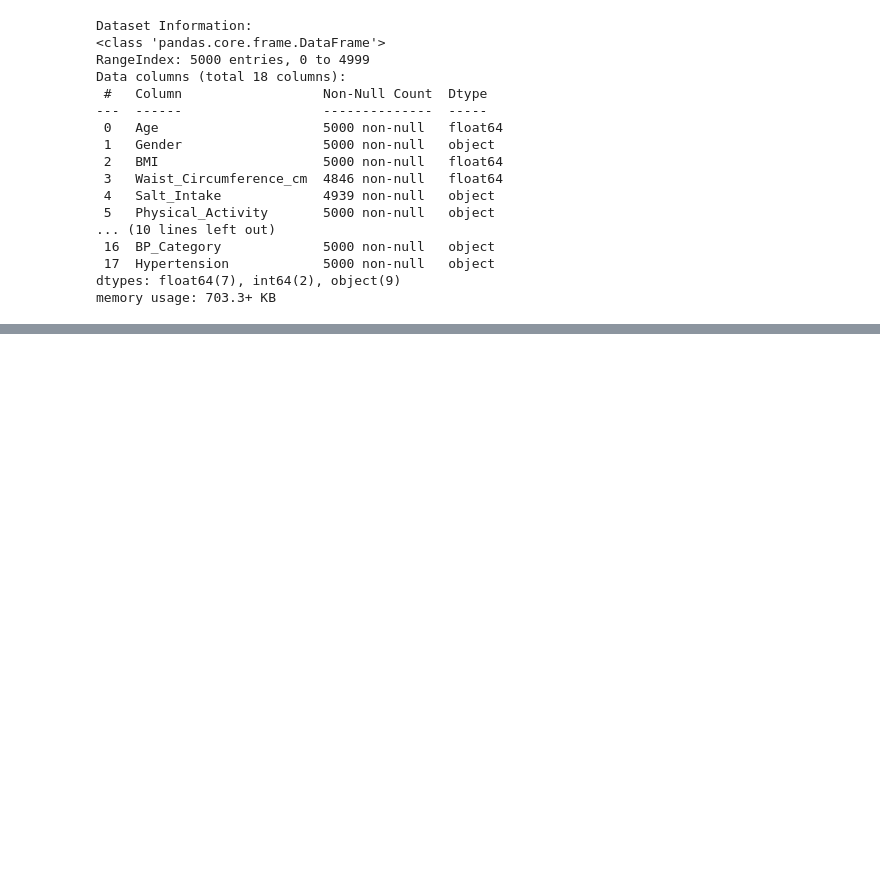
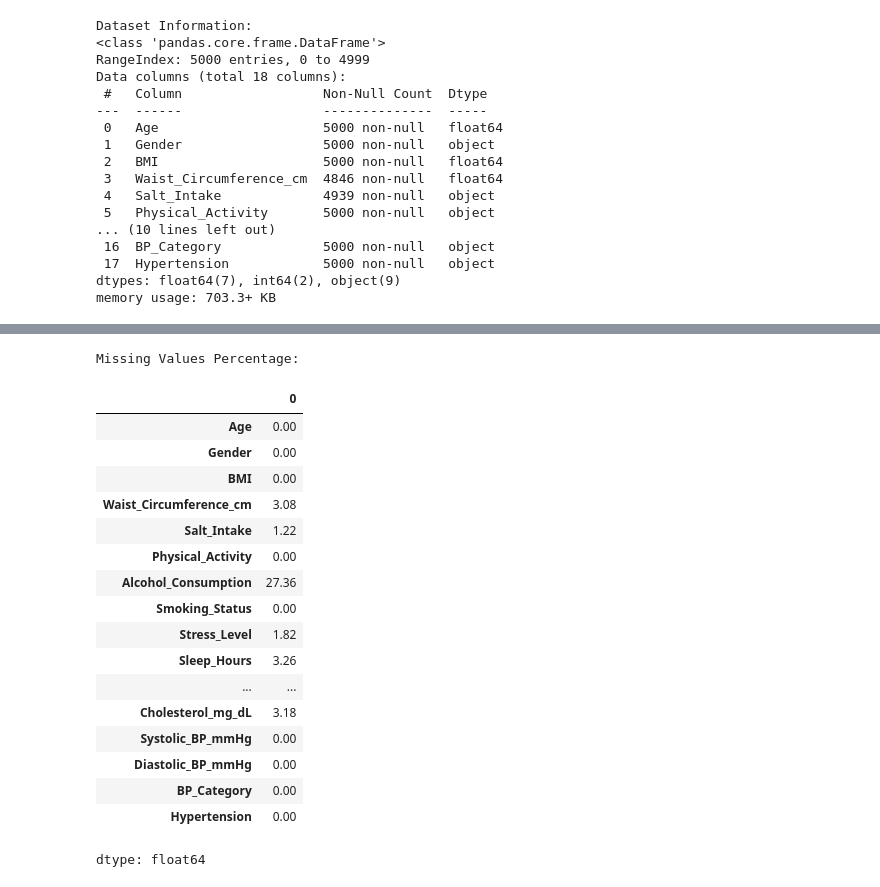
Before and after one commit to AlthafHussainFr/ProgData, a Jupyter notebook: Hypertension_Risk_Analysis.ipynb, the cells around one changed output, grey strips where cells are left out. Cells and saved outputs as stored; diff of their text form; code cells hidden in the pictures; blank space fills up the shorter version.

```diff
--- a/Hypertension_Risk_Analysis.ipynb
+++ b/Hypertension_Risk_Analysis.ipynb
@@ -109,0 +135,25 @@ Statistical Summary:
+# %%
+#Percentage
+
+print("\nMissing Values Percentage:")
+display((df.isnull().sum() / len(df) * 100).round(2))
+# %% [output]
+Missing Values Percentage:
+|  | 0 |
+| Age | 0.00 |
+| Gender | 0.00 |
+| BMI | 0.00 |
+| Waist_Circumference_cm | 3.08 |
+| Salt_Intake | 1.22 |
+| Physical_Activity | 0.00 |
+| Alcohol_Consumption | 27.36 |
+| Smoking_Status | 0.00 |
+| Stress_Level | 1.82 |
+| Sleep_Hours | 3.26 |
+| ... | ... |
+| Cholesterol_mg_dL | 3.18 |
+| Systolic_BP_mmHg | 0.00 |
+| Diastolic_BP_mmHg | 0.00 |
+| BP_Category | 0.00 |
+| Hypertension | 0.00 |
+dtype: float64
```
Also changed, not shown: parts of 1 cell of this notebook.
